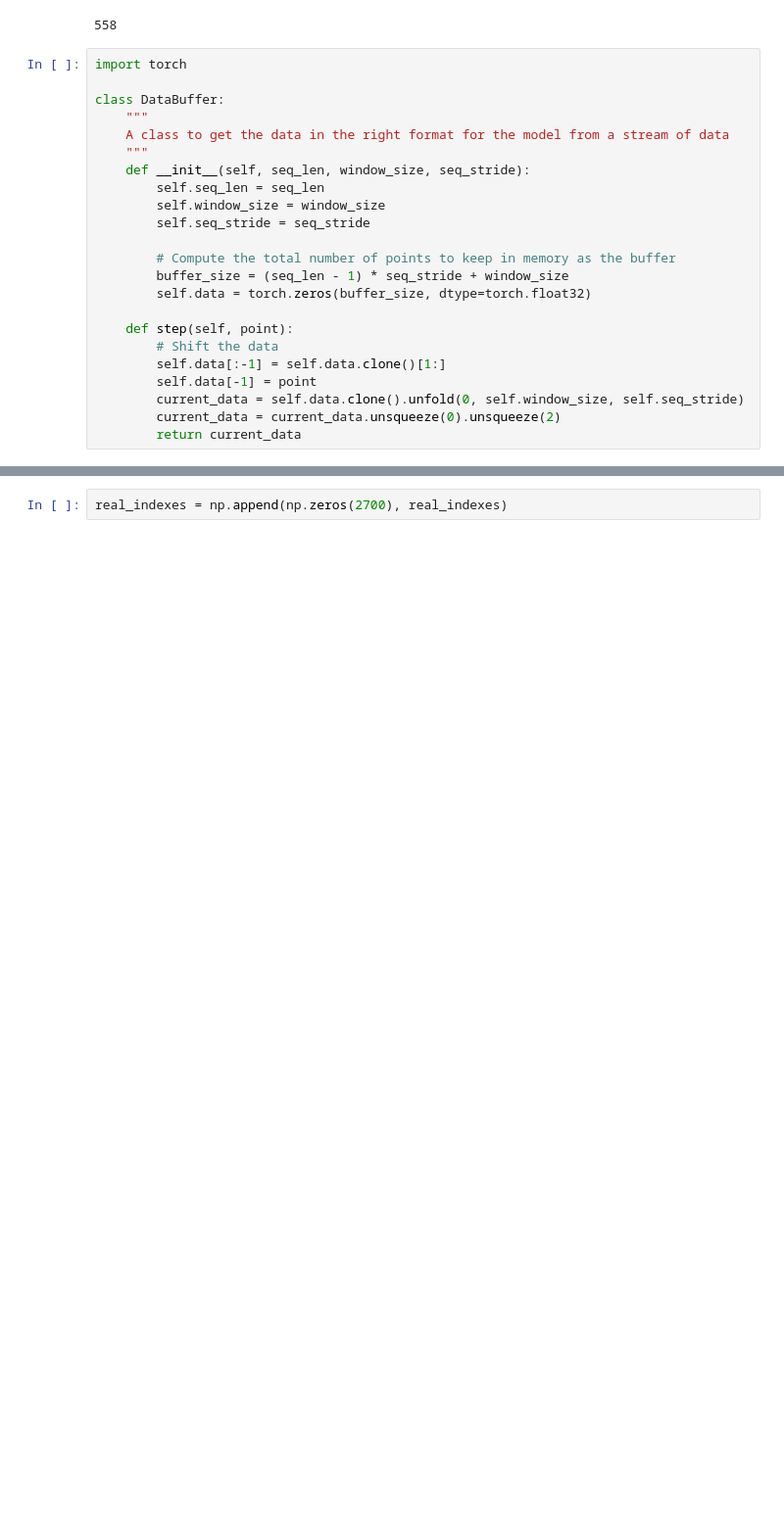
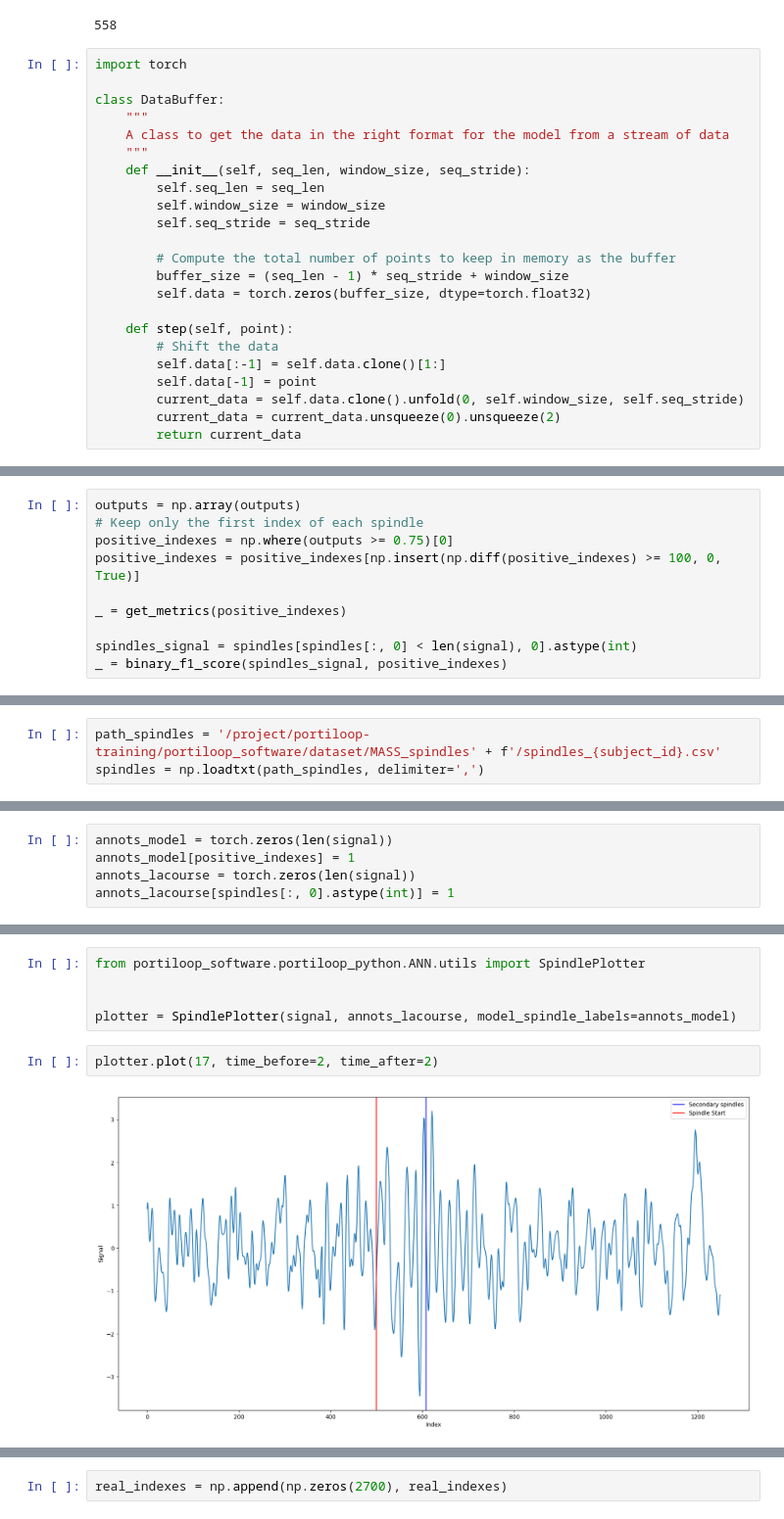
Before and after one commit to Portiloop/portiloop-training, a Jupyter notebook: notebooks/data_testing.ipynb, the cells around one changed output, grey strips where cells are left out. Shown at 98% size. Cells and saved outputs as stored; diff of their text form; blank space fills up the shorter version.

```diff
--- a/notebooks/data_testing.ipynb
+++ b/notebooks/data_testing.ipynb
@@ -293,0 +323,10 @@ RuntimeError: Input type (torch.cuda.DoubleTensor) and weight type (torch.cuda.F
+# %%
+outputs = np.array(outputs)
+# Keep only the first index of each spindle
+positive_indexes = np.where(outputs >= 0.75)[0]
+positive_indexes = positive_indexes[np.insert(np.diff(positive_indexes) >= 100, 0, True)]
+
+_ = get_metrics(positive_indexes)
+
+spindles_signal = spindles[spindles[:, 0] < len(signal), 0].astype(int)
+_ = binary_f1_score(spindles_signal, positive_indexes)
@@ -293,0 +338,3 @@ RuntimeError: Input type (torch.cuda.DoubleTensor) and weight type (torch.cuda.F
+# %%
+path_spindles = '/project/portiloop-training/portiloop_software/dataset/MASS_spindles' + f'/spindles_{subject_id}.csv'
+spindles = np.loadtxt(path_spindles, delimiter=',')
@@ -293,0 +434,5 @@ RuntimeError: Input type (torch.cuda.DoubleTensor) and weight type (torch.cuda.F
+# %%
+annots_model = torch.zeros(len(signal))
+annots_model[positive_indexes] = 1
+annots_lacourse = torch.zeros(len(signal))
+annots_lacourse[spindles[:, 0].astype(int)] = 1
@@ -293,0 +454,9 @@ RuntimeError: Input type (torch.cuda.DoubleTensor) and weight type (torch.cuda.F
+# %%
+from portiloop_software.portiloop_python.ANN.utils import SpindlePlotter
+
+
+plotter = SpindlePlotter(signal, annots_lacourse, model_spindle_labels=annots_model)
+# %%
+plotter.plot(17, time_before=2, time_after=2)
+# %% [output]
+[figure, added]
```
Also changed, not shown: parts of 25 cells of this notebook, 3 other files.
